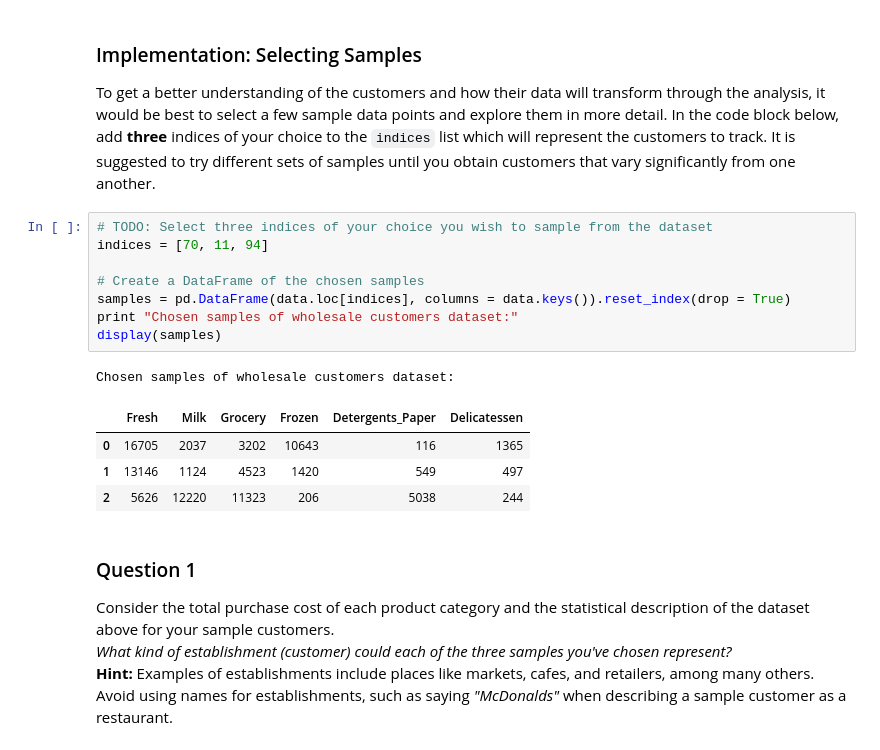
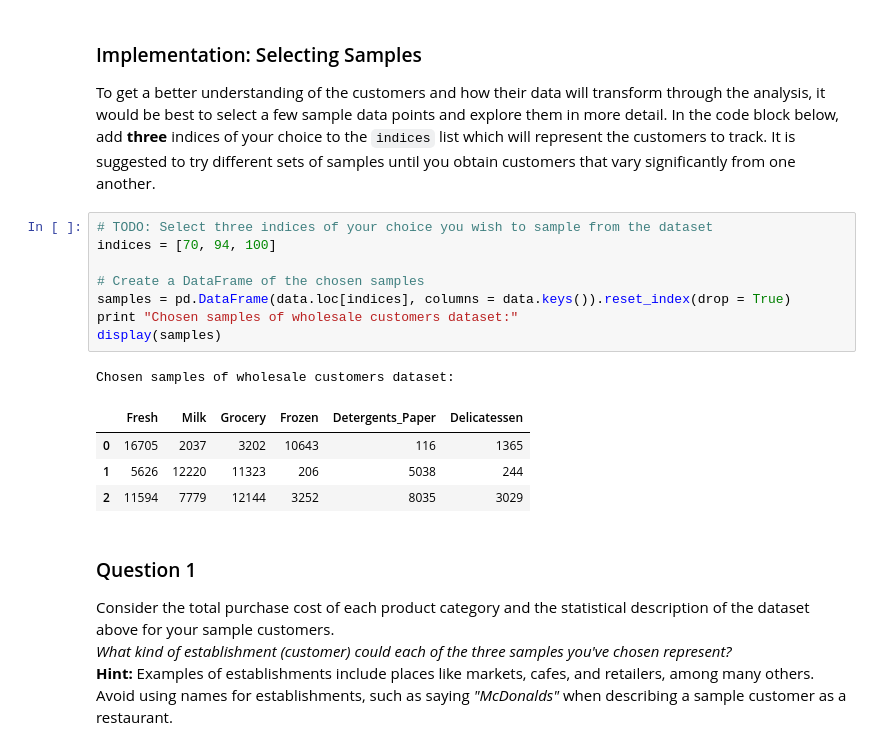
Before and after one commit to jovanimtzrico/machine-learning-1, a Jupyter notebook: projects/customer_segments/customer_segments.ipynb, the cells around one changed output. Drawn from its saved outputs; the diff is of its cells as text.

```diff
--- a/projects/customer_segments/customer_segments.ipynb
+++ b/projects/customer_segments/customer_segments.ipynb
@@ -60,18 +60,18 @@ display(data.describe())
 To get a better understanding of the customers and how their data will transform through the analysis, it would be best to select a few sample data points and explore them in more detail. In the code block below, add **three** indices of your choice to the `indices` list which will represent the customers to track. It is suggested to try different sets of samples until you obtain customers that vary significantly from one another.
 # %%
 # TODO: Select three indices of your choice you wish to sample from the dataset
-indices = [70, 11, 94]
+indices = [70, 94, 100]
 
 # Create a DataFrame of the chosen samples
 samples = pd.DataFrame(data.loc[indices], columns = data.keys()).reset_index(drop = True)
 print "Chosen samples of wholesale customers dataset:"
 display(samples)
 # %% [output]
 Chosen samples of wholesale customers dataset:
 |  | Fresh | Milk | Grocery | Frozen | Detergents_Paper | Delicatessen |
 | 0 | 16705 | 2037 | 3202 | 10643 | 116 | 1365 |
-| 1 | 13146 | 1124 | 4523 | 1420 | 549 | 497 |
-| 2 | 5626 | 12220 | 11323 | 206 | 5038 | 244 |
+| 1 | 5626 | 12220 | 11323 | 206 | 5038 | 244 |
+| 2 | 11594 | 7779 | 12144 | 3252 | 8035 | 3029 |
 # %% [markdown]
 ### Question 1
 Consider the total purchase cost of each product category and the statistical description of the dataset above for your sample customers.
```
Also changed, not shown: parts of 20 cells of this notebook, 3 other files.
